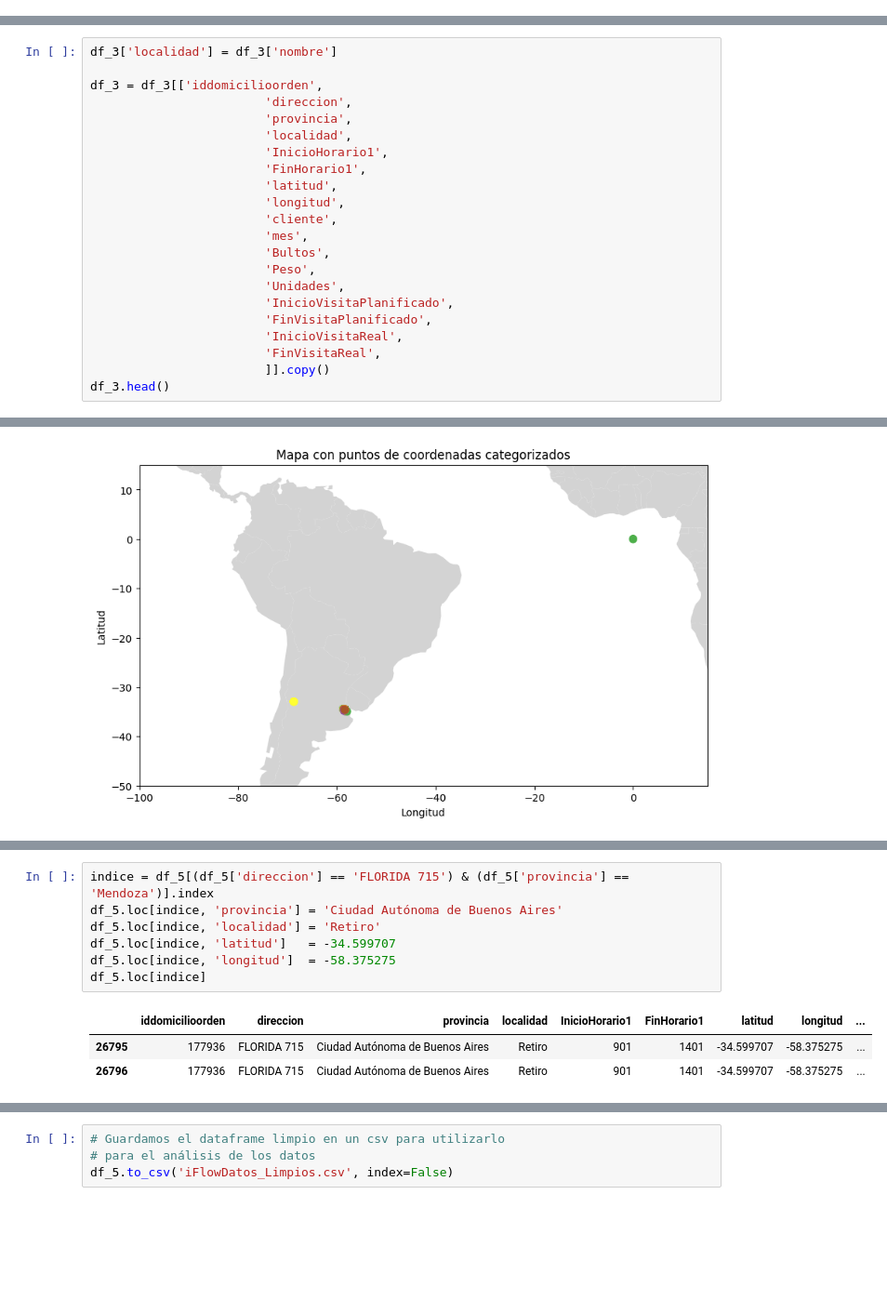
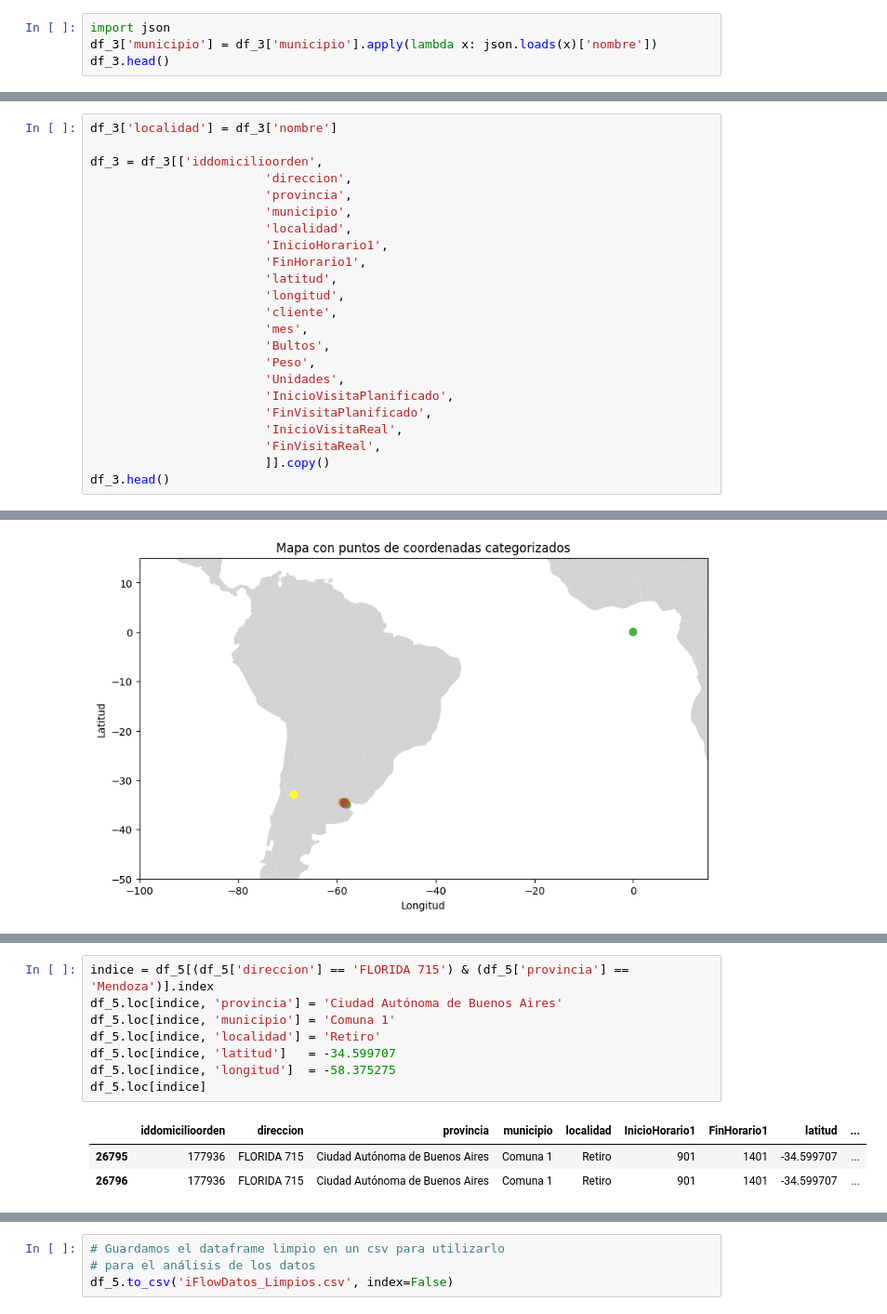
Before and after one commit to Maximo-Verdondoni/DesafioiFlow, a Jupyter notebook: Limpieza.ipynb, the cells around one changed output, grey strips where cells are left out. Shown: that part at 93% size. Saved outputs shown, nothing was run; the diff lists cells and outputs as text; blank space fills up the shorter version.

```diff
--- a/Limpieza.ipynb
+++ b/Limpieza.ipynb
@@ -565,0 +586,4 @@ df_3.head()
+# %%
+import json
+df_3['municipio'] = df_3['municipio'].apply(lambda x: json.loads(x)['nombre'])
+df_3.head()
@@ -569,6 +601,7 @@ df_3['localidad'] = df_3['nombre']
 df_3 = df_3[['iddomicilioorden',
                         'direccion',
                         'provincia',
+                        'municipio',
                         'localidad',
                         'InicioHorario1',
                         'FinHorario1',
@@ -779,14 +812,15 @@ df_5[df_5.direccion == 'FLORIDA 715']
 # %%
 indice = df_5[(df_5['direccion'] == 'FLORIDA 715') & (df_5['provincia'] == 'Mendoza')].index
 df_5.loc[indice, 'provincia'] = 'Ciudad Autónoma de Buenos Aires'
+df_5.loc[indice, 'municipio'] = 'Comuna 1'
 df_5.loc[indice, 'localidad'] = 'Retiro'
 df_5.loc[indice, 'latitud']   = -34.599707
 df_5.loc[indice, 'longitud']  = -58.375275
 df_5.loc[indice]
 # %% [output]
-|  | iddomicilioorden | direccion | provincia | localidad | InicioHorario1 | FinHorario1 | latitud | longitud | ... |
-| 26795 | 177936 | FLORIDA 715 | Ciudad Autónoma de Buenos Aires | Retiro | 901 | 1401 | -34.599707 | -58.375275 | ... |
-| 26796 | 177936 | FLORIDA 715 | Ciudad Autónoma de Buenos Aires | Retiro | 901 | 1401 | -34.599707 | -58.375275 | ... |
+|  | iddomicilioorden | direccion | provincia | municipio | localidad | InicioHorario1 | FinHorario1 | latitud | ... |
+| 26795 | 177936 | FLORIDA 715 | Ciudad Autónoma de Buenos Aires | Comuna 1 | Retiro | 901 | 1401 | -34.599707 | ... |
+| 26796 | 177936 | FLORIDA 715 | Ciudad Autónoma de Buenos Aires | Comuna 1 | Retiro | 901 | 1401 | -34.599707 | ... |
 # %%
 # Con la ayuda de google maps, obtuvimos las coordenadas de Florida 832 y Florida 526, de
 # CABA. Así que procederemos a cambiar los valores de las filas erroneamente asignadas a la
```
Also changed, not shown: parts of 22 cells of this notebook, 3 other files.
